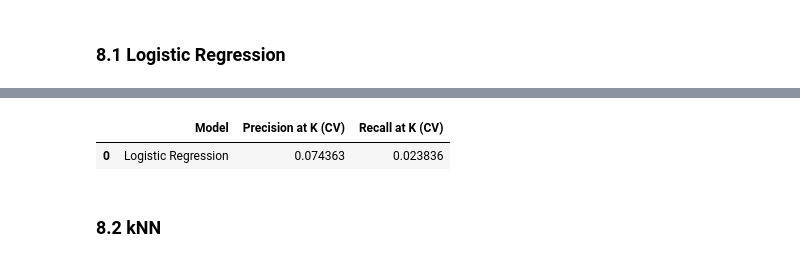
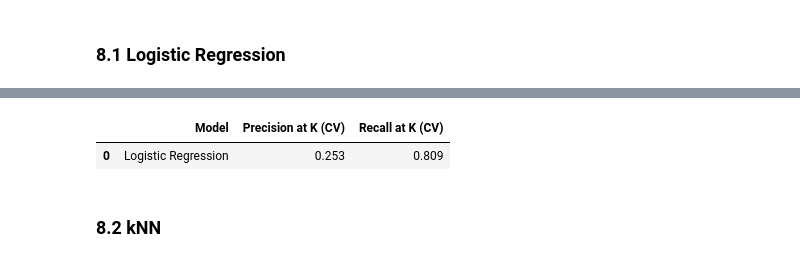
Before and after one commit to andre-ls/insurance-cross-sell, a Jupyter notebook: Code/main_notebook.ipynb, the cells around one changed output, grey strips where cells are left out. Saved outputs shown, nothing was run; the diff lists cells and outputs as text; code cells hidden in the pictures.

```diff
--- a/Code/main_notebook.ipynb
+++ b/Code/main_notebook.ipynb
@@ -74,26 +84,25 @@ def cross_validation(model, model_name, folds, k, X, y):
 
     precision_list = []
     recall_list = []
-    kf = KFold(n_splits=folds)
+    skf = StratifiedKFold(n_splits=folds,shuffle=True)
 
-    for train_index, val_index in kf.split(X):
+    for train_index, val_index in skf.split(X,y):
         X_train, X_val = X.iloc[train_index], X.iloc[val_index]
         y_train, y_val = y.iloc[train_index], y.iloc[val_index]
 
-        model.fit(X_train,y_train)
+        if model_name == 'XGBoost':
+            model.fit(X_train,y_train,eval_metric='logloss')
+        else:
+            model.fit(X_train,y_train)
+
         y_hat = model.predict_proba(X_val)
 
-        ordered_df = generate_ordered_df(y_val,y_hat)
+        precision,recall = calculate_performance(y_val, y_hat,k)
 
-        precision = precision_at_k(ordered_df,k=k)
-        recall = recall_at_k(ordered_df,k=k)
         precision_list.append(precision)
         recall_list.append(recall)
 
-    precision_mean = np.array(precision_list).mean()
-    recall_mean = np.array(recall_list).mean()
-
-    cv_results = generate_results_df(model_name,precision_mean,recall_mean)
+    cv_results = generate_results_df(model_name,precision_list,recall_list)
     return cv_results
 # %% [markdown]
 ## 2. Data Reading
@@ -435,7 +444,7 @@ data.head()
 X = data.drop('response',axis=1)
 y = data['response']
 # %%
-X_train, X_val, y_train, y_val = train_test_split(X,y,test_size=0.33,random_state=42)
+X_train, X_val, y_train, y_val = train_test_split(X,y,test_size=0.33,random_state=42,stratify=y)
 # %% [markdown]
 ### 7.3 Standardization
 # %% [markdown]
@@ -512,5 +489,5 @@ sns.barplot(y='columns',x='feature_importance',data=feature_importance,orient='h
 # %%
-selected_columns = ['vintage','annual_premium','age','region_code']
+selected_columns = ['vintage','annual_premium','age','region_code','policy_sales_channel','no_insured_damage']
 X_train = X_train[selected_columns]
 X_val = X_val[selected_columns]
 # %%
@@ -526,8 +503,3 @@ X_train.head()
 ## 8. Modelling
 # %% [markdown]
 ### 8.1 Logistic Regression
-# %%
-ls = LogisticRegression()
-
-ls.fit(X_train,y_train)
-yhat_ls = ls.predict_proba(X_val)
@@ -539,8 +506,9 @@ skplt.metrics.plot_cumulative_gain(y_val,yhat_ls)
 # %%
-results_ls = cross_validation(model=ls,model_name='Logistic Regression',folds=5,k=2000,X=X_train,y=y_train)
+ls = LogisticRegression()
+results_ls = cross_validation(model=ls,model_name='Logistic Regression',folds=5,k=20000,X=X_train,y=y_train)
 results_ls
 # %% [output]
 |  | Model | Precision at K (CV) | Recall at K (CV) |
-| 0 | Logistic Regression | 0.074363 | 0.023836 |
+| 0 | Logistic Regression | 0.253 | 0.809 |
 # %% [markdown]
 ### 8.2 kNN
```
Also changed, not shown: parts of 32 cells of this notebook, 3 other files.
